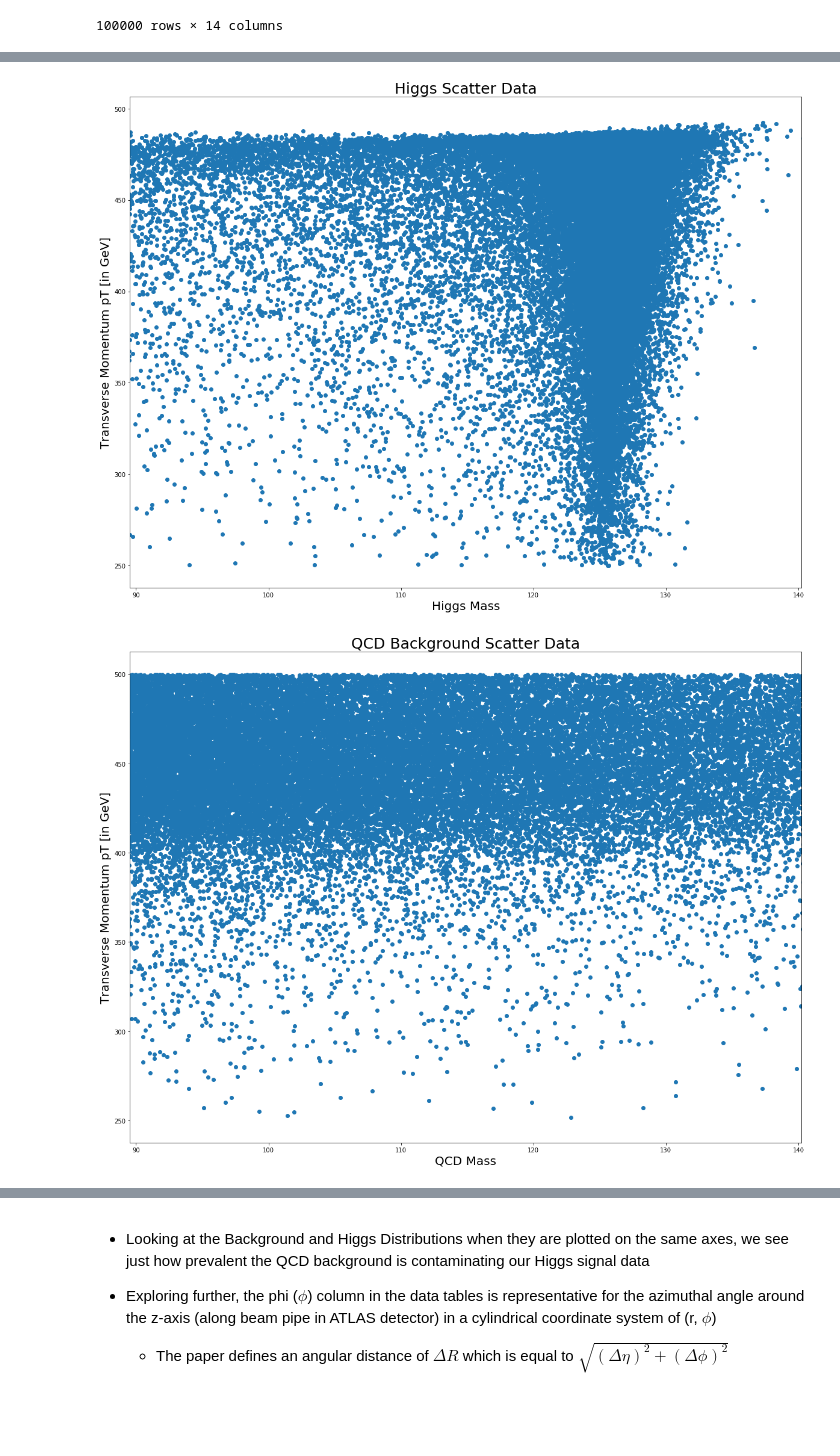
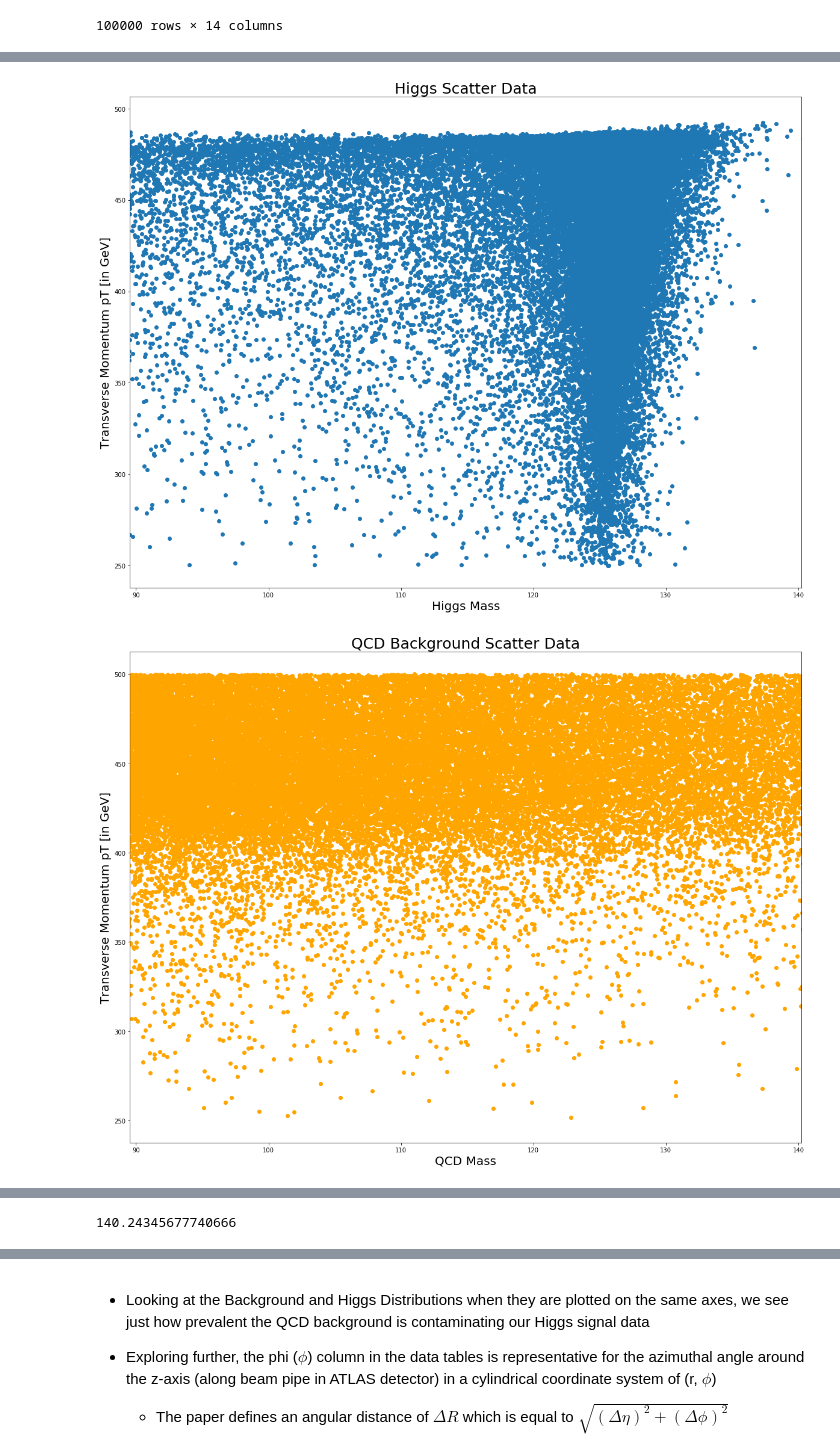
Before and after one commit to jbc1216/434-Portfolio, a Jupyter notebook: FinchCarr_Lab05.ipynb, the cells around one changed output, grey strips where cells are left out. Saved outputs shown, nothing was run; the diff lists cells and outputs as text; code cells hidden in the pictures; blank space fills up the shorter version.

```diff
--- a/FinchCarr_Lab05.ipynb
+++ b/FinchCarr_Lab05.ipynb
@@ -90,28 +161,36 @@ plt.show()
 # %%
-# Higgs plot with tight mass window
+# Higgs plot with tight mass window (68% of Higgs Data)
 MeanM = hMass.mean()
 StdM = hMass.std()
 
 fig, ax = plt.subplots(1,1)
 ax.scatter(hMass, hPt)
 plt.xlabel('Higgs Mass', size =20)
 plt.ylabel('Transverse Momentum pT [in GeV]', size=20)
 plt.title('Higgs Scatter Data', size=25)
 plt.xlim(MeanM-StdM, MeanM+StdM)
 
 # QCD Plot with tight mass window
-qcdMass = qcd['mass']
-qcdPt = qcd['pt']
 
 fig, ax = plt.subplots(1,1)
 
-ax.scatter(qcdMass, qcdPt)
+ax.scatter(qMass, qPt, color='orange')
 plt.xlabel('QCD Mass', size =20)
 plt.ylabel('Transverse Momentum pT [in GeV]', size=20)
 plt.title('QCD Background Scatter Data', size=25)
 plt.xlim(MeanM-StdM, MeanM+StdM)
 
+#Histogram of Mass Probabilities
+fig, ax = plt.subplots(1,1)
+ax.hist(hMass, bins = 200, alpha=0.75, label='Higgs Mass', density=True)
+ax.hist(qMass, bins = 200, color='orange', alpha=0.75, label='QCD Mass', density=True)
+ax.tick_params(axis='x', labelsize=20)
+ax.tick_params(axis='y', labelsize=20)
+ax.set_xlabel('Mass Values', size = 25)
+plt.yscale('log')
+ax.set_title('Higgs and QCD: Mass Probability Distribution', size = 35)
+ax.legend(loc = 'best', fontsize = 'xx-large')
 plt.show()
 # %% [output]
 [figure]
-[figure, old version]
+[figure, new version]
@@ -117,0 +198 @@ plt.show()
+140.24345677740666
```
Also changed, not shown: parts of 23 cells of this notebook.
